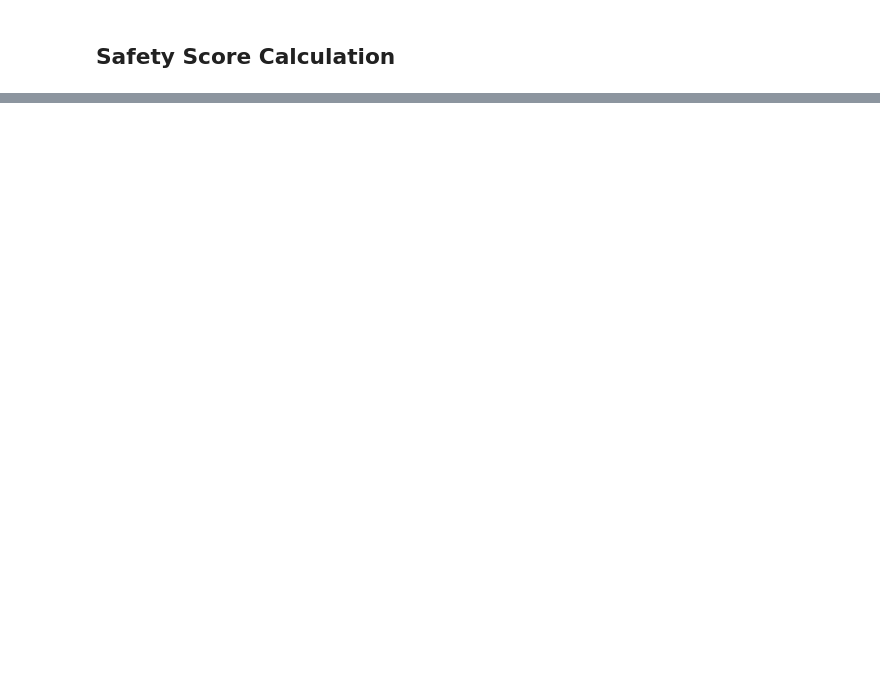
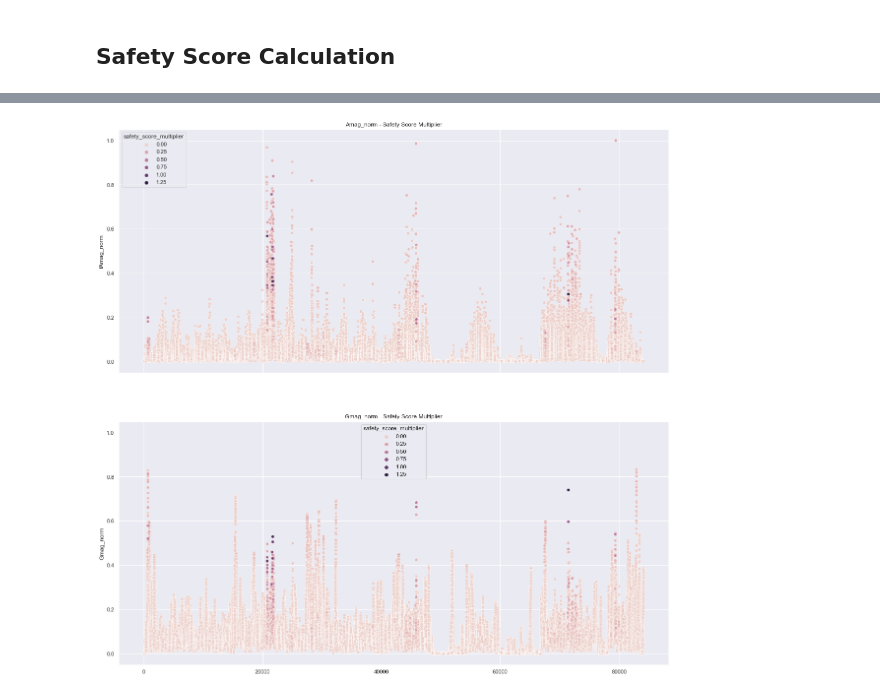
Before and after one commit to ttuncay/Zoomo-Project_LEVeraging-Data-Team, a Jupyter notebook: Data Analysis Step 3 Incident Prediction On Unlabelled Data/Data Analysis Step 3 Incident Prediction On Unlabelled Data_v2.ipynb, the cells around one changed output, grey strips where cells are left out. Drawn from its saved outputs; the diff is of its cells as text; code cells hidden in the pictures; blank space fills up the shorter version.

```diff
--- a/Data Analysis Step 3 Incident Prediction On Unlabelled Data/Data Analysis Step 3 Incident Prediction On Unlabelled Data_v2.ipynb
+++ b/Data Analysis Step 3 Incident Prediction On Unlabelled Data/Data Analysis Step 3 Incident Prediction On Unlabelled Data_v2.ipynb
@@ -1373,0 +1702,10 @@ fig.savefig("safety_score_multiplier Amag & Gmag")
+# %%
+# Adding column for safety score multiplier as sum of incident columns multiplied by the normalised famag and gmag.
+IOT_accel_gyro_merge_2['safety_score_multiplier'] = round(IOT_accel_gyro_merge_2[['Accel_7_fast_stop_BLR',
+                                                                       'accel_8_curb_up_BLR',
+                                                                       'IOT_gyro_1_curb_up_BLR',
+                                                                       'IOT_gyro_2_curb_up_BLR',
+                                                                       'Throw_bike_Gyro_4_DTC',
+                                                                       'Throw_bike_Gyro_5_DTC']].sum(axis=1)*(IOT_accel_gyro_merge_2['fAmag_norm']*IOT_accel_gyro_merge_2['Gmag_norm']),2)
+
+#IOT_accel_gyro_merge_2['safety_score_multiplier'] = round((IOT_accel_gyro_merge_2['safety_score_multiplier'] - IOT_accel_gyro_merge_2['safety_score_multiplier'].min())/(IOT_accel_gyro_merge_2['safety_score_multiplier'].max()-IOT_accel_gyro_merge_2['safety_score_multiplier'].min()),2)
@@ -1373,0 +1790,14 @@ fig.savefig("safety_score_multiplier Amag & Gmag")
+# %%
+# Visualise safety score multiplier on data
+
+fig, axes = plt.subplots(2,1, figsize=(20,20), sharex=True, sharey=True)
+
+sns.scatterplot(data=IOT_accel_gyro_merge_2.sort_values(by = 'safety_score_multiplier'), ax=axes[0], x = 'hundseconds_group', y = 'fAmag_norm', hue = 'safety_score_multiplier').set(title = 'Amag_norm - Safety Score Multiplier')
+axes[0].set_xlabel('')
+
+sns.scatterplot(data=IOT_accel_gyro_merge_2.sort_values(by = 'safety_score_multiplier'), ax=axes[1], x = 'hundseconds_group', y = 'Gmag_norm', hue = 'safety_score_multiplier').set(title = 'Gmag_norm - Safety Score Multiplier')
+axes[1].set_xlabel('')
+
+fig.savefig("safety_score_multiplier Amag & Gmag2")
+# %% [output]
+[figure, added]
```
Also changed, not shown: parts of 66 cells of this notebook, 4 other files.
